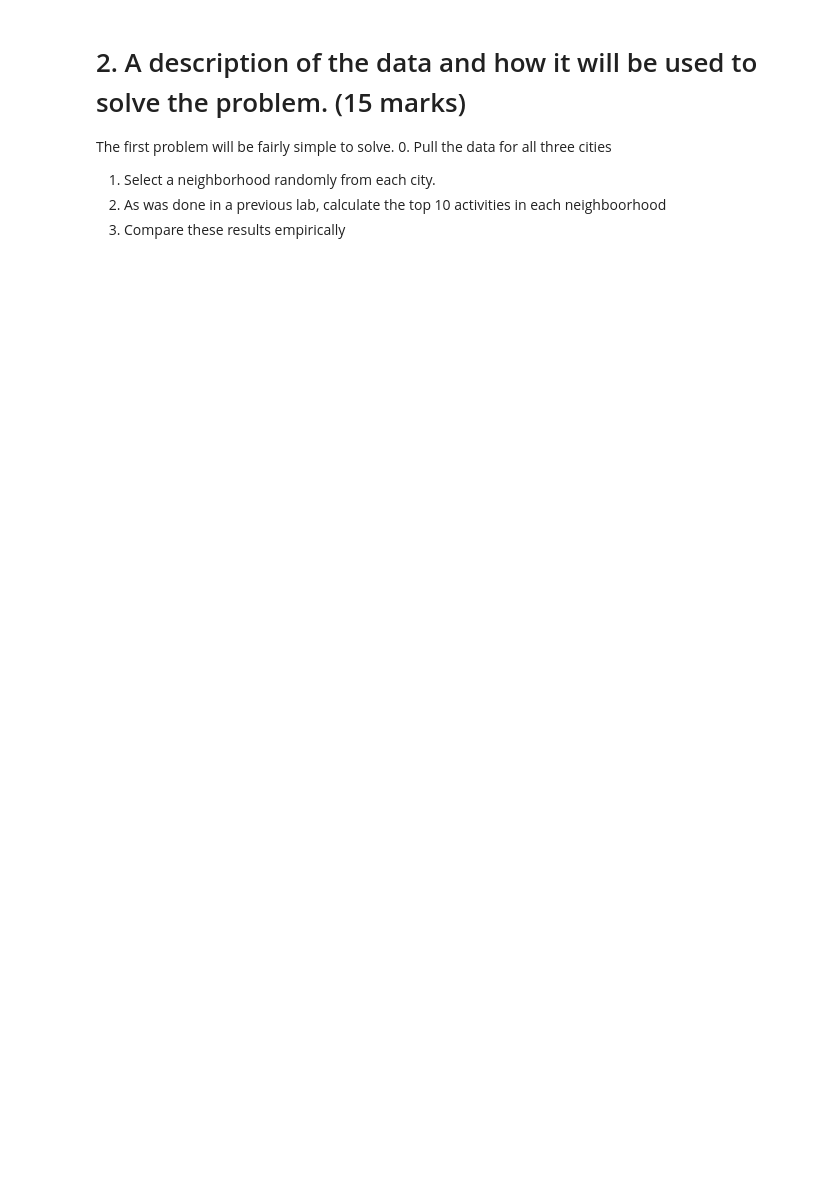
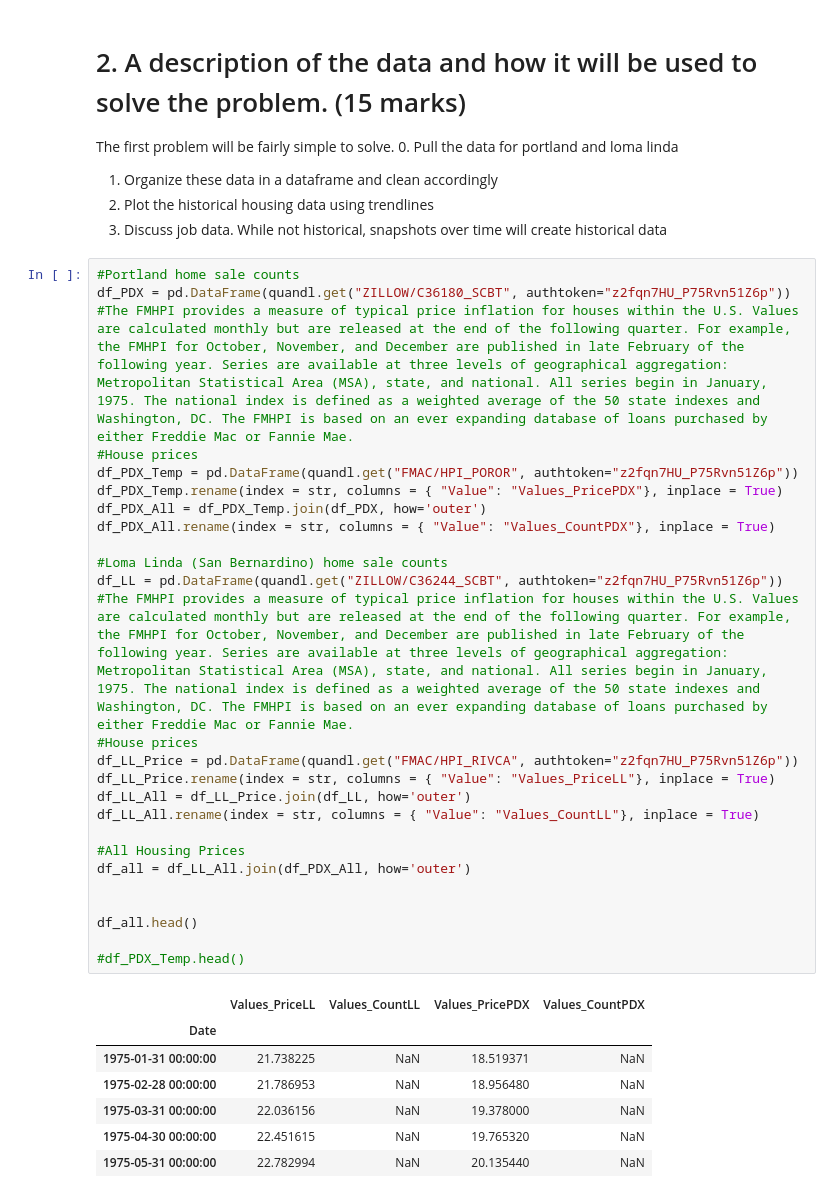
Before and after one commit to tankusb/Coursera_Capstone, a Jupyter notebook: Battle of Neighborhood.ipynb, the cells around one changed output. Cells and saved outputs as stored; diff of their text form; blank space fills up the shorter version.

Commit message:
Published from Watson Studio.

```diff
--- a/Battle of Neighborhood.ipynb
+++ b/Battle of Neighborhood.ipynb
@@ -14,7 +43,41 @@ We want to determine how similar neighboorhoods in three cities are: New York Ci
 # %% [markdown]
 # 2. A description of the data and how it will be used to solve the problem. (15 marks)
 The first problem will be fairly simple to solve.
-0. Pull the data for all three cities
-1. Select a neighborhood randomly from each city.
-2. As was done in a previous lab, calculate the top 10 activities in each neighboorhood
-3. Compare these results empirically
+0. Pull the data for portland and loma linda
+1. Organize these data in a dataframe and clean accordingly
+2. Plot the historical housing data using trendlines
+3. Discuss job data. While not historical, snapshots over time will create historical data
+# %%
+#Portland home sale counts
+df_PDX = pd.DataFrame(quandl.get("ZILLOW/C36180_SCBT", authtoken="z2fqn7HU_P75Rvn51Z6p"))
+#The FMHPI provides a measure of typical price inflation for houses within the U.S. Values are calculated monthly but are released at the end of the following quarter. For example, the FMHPI for October, November, and December are published in late February of the following year. Series are available at three levels of geographical aggregation: Metropolitan Statistical Area (MSA), state, and national. All series begin in January, 1975. The national index is defined as a weighted average of the 50 state indexes and Washington, DC. The FMHPI is based on an ever expanding database of loans purchased by either Freddie Mac or Fannie Mae.
+#House prices
+df_PDX_Temp = pd.DataFrame(quandl.get("FMAC/HPI_POROR", authtoken="z2fqn7HU_P75Rvn51Z6p"))
+df_PDX_Temp.rename(index = str, columns = { "Value": "Values_PricePDX"}, inplace = True)
+df_PDX_All = df_PDX_Temp.join(df_PDX, how='outer')
+df_PDX_All.rename(index = str, columns = { "Value": "Values_CountPDX"}, inplace = True)
+
+#Loma Linda (San Bernardino) home sale counts
+df_LL = pd.DataFrame(quandl.get("ZILLOW/C36244_SCBT", authtoken="z2fqn7HU_P75Rvn51Z6p"))
+#The FMHPI provides a measure of typical price inflation for houses within the U.S. Values are calculated monthly but are released at the end of the following quarter. For example, the FMHPI for October, November, and December are published in late February of the following year. Series are available at three levels of geographical aggregation: Metropolitan Statistical Area (MSA), state, and national. All series begin in January, 1975. The national index is defined as a weighted average of the 50 state indexes and Washington, DC. The FMHPI is based on an ever expanding database of loans purchased by either Freddie Mac or Fannie Mae.
+#House prices
+df_LL_Price = pd.DataFrame(quandl.get("FMAC/HPI_RIVCA", authtoken="z2fqn7HU_P75Rvn51Z6p"))
+df_LL_Price.rename(index = str, columns = { "Value": "Values_PriceLL"}, inplace = True)
+df_LL_All = df_LL_Price.join(df_LL, how='outer')
+df_LL_All.rename(index = str, columns = { "Value": "Values_CountLL"}, inplace = True)
+
+#All Housing Prices
+df_all = df_LL_All.join(df_PDX_All, how='outer')
+
+
+df_all.head()
+
+#df_PDX_Temp.head()
+# %% [output]
+|  | Values_PriceLL | Values_CountLL | Values_PricePDX | Values_CountPDX |
+| Date |  |  |  |  |
+| 1975-01-31 00:00:00 | 21.738225 | NaN | 18.519371 | NaN |
+| 1975-02-28 00:00:00 | 21.786953 | NaN | 18.956480 | NaN |
+| 1975-03-31 00:00:00 | 22.036156 | NaN | 19.378000 | NaN |
+| 1975-04-30 00:00:00 | 22.451615 | NaN | 19.765320 | NaN |
+| 1975-05-31 00:00:00 | 22.782994 | NaN | 20.135440 | NaN |
```
Also changed, not shown: parts of 19 cells of this notebook.
